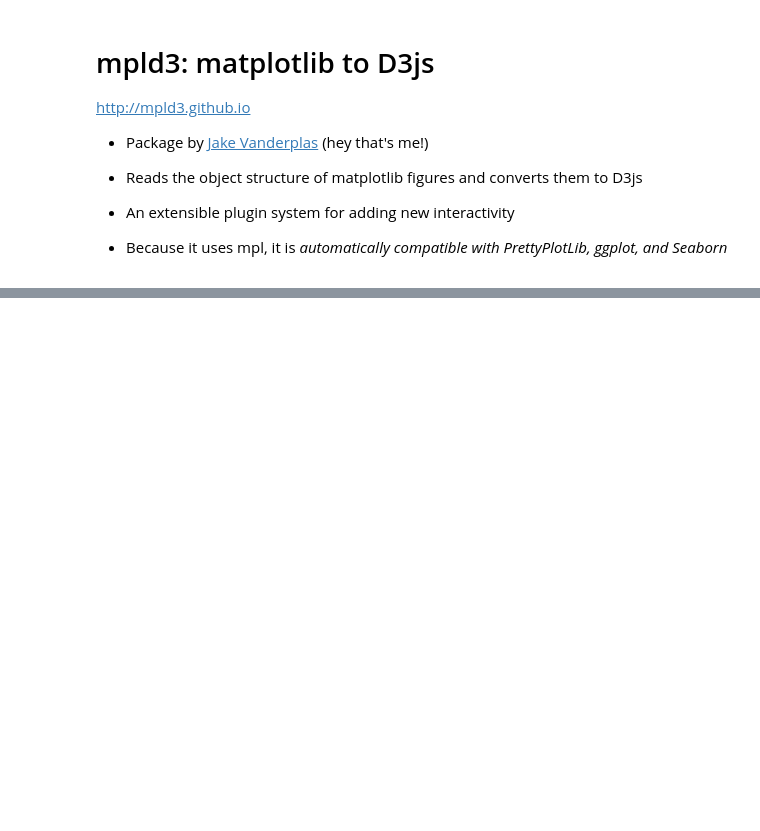
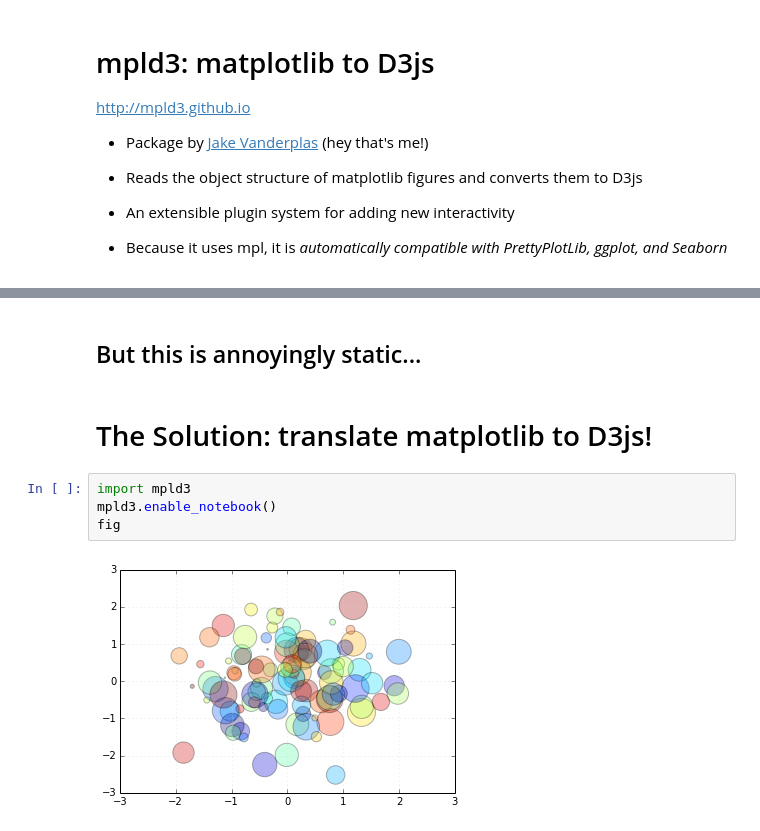
Before and after one commit to jakevdp/OpenVisConf2014, a Jupyter notebook: mpld3.ipynb, the cells around one changed output, grey strips where cells are left out. Saved outputs shown, nothing was run; the diff lists cells and outputs as text; blank space fills up the shorter version.

```diff
--- a/mpld3.ipynb
+++ b/mpld3.ipynb
@@ -15,0 +40,10 @@ http://mpld3.github.io
+# %% [markdown]
+## But this is annoyingly static...
+# %% [markdown]
+# The Solution: translate matplotlib to D3js!
+# %%
+import mpld3
+mpld3.enable_notebook()
+fig
+# %% [output]
+[figure, added]
```
Also changed, not shown: parts of 16 cells of this notebook, 4 other files.
